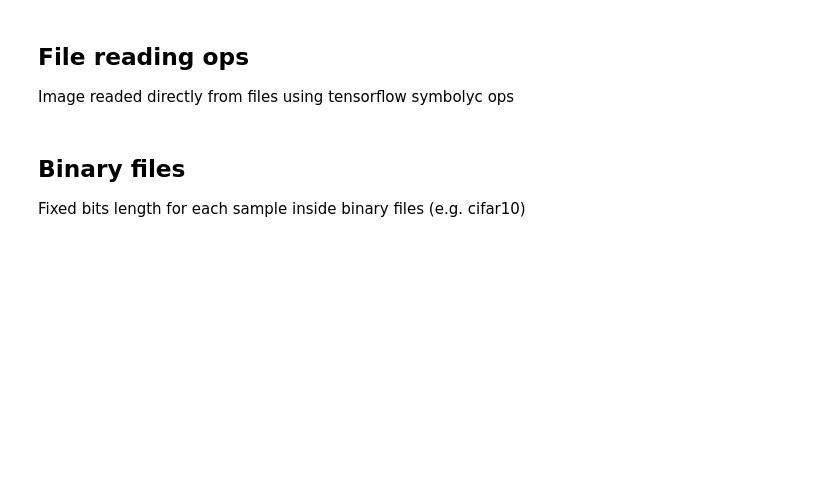
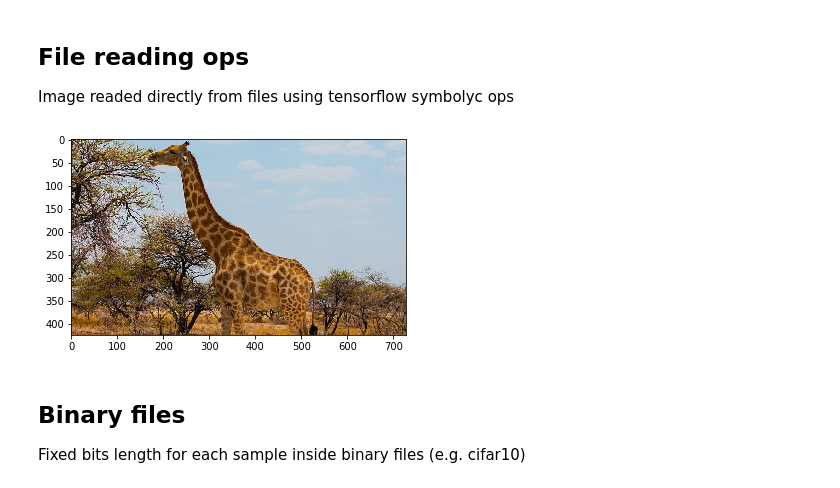
Before and after one commit to AlessioTonioni/TensorFlow-Intro, a Jupyter notebook: Inputs_types.ipynb, the cells around one changed output. Drawn from its saved outputs; the diff is of its cells as text; code cells hidden in the pictures; blank space fills up the shorter version.

```diff
--- a/Inputs_types.ipynb
+++ b/Inputs_types.ipynb
@@ -23,28 +35,30 @@ Image readed directly from files using tensorflow symbolyc ops
 # %%
 image_files = [os.path.join(data_dir,f) for f in os.listdir(data_dir) if f.endswith('.jpg')]
 
 #create a queue to hold the list of filename to be readed
 filename_queue = tf.train.string_input_producer(image_files, shuffle=False)
 #create a symbolic op to read the file from disk as sequence of bits
 reader = tf.WholeFileReader()
 _,file_content = reader.read(filename_queue)
 #create a symbolic op to decode data
 image = tf.image.decode_image(file_content)
 
 with tf.Session() as sess:
     #start input reader threads
     coord = tf.train.Coordinator()
     threads = tf.train.start_queue_runners(sess=sess, coord=coord)
 
     #initialize everything
     sess.run(tf.global_variables_initializer())
 
     #eval image op
     tf_eval_image = sess.run(image)
-    plt.imshow(tf_eval_image)
+    plt.imshow(tf_eval_image.astype(np.uint8))
 
     #stop input threads
     coord.request_stop()
+# %% [output]
+[figure, added]
 # %% [markdown]
 ## Binary files
 Fixed bits length for each sample inside binary files (e.g. cifar10)
```
Also changed, not shown: parts of 5 cells of this notebook, 4 other files.
